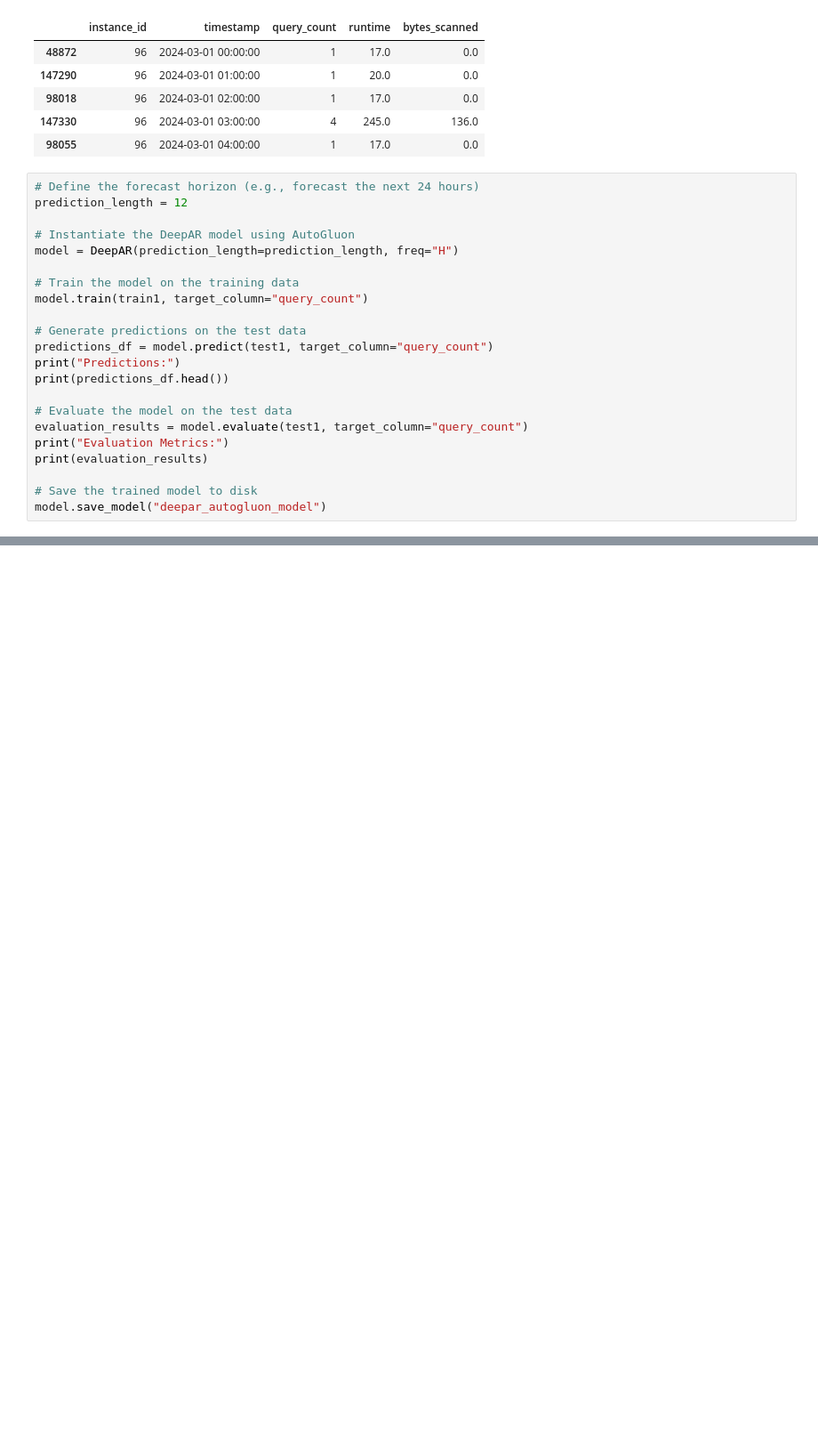
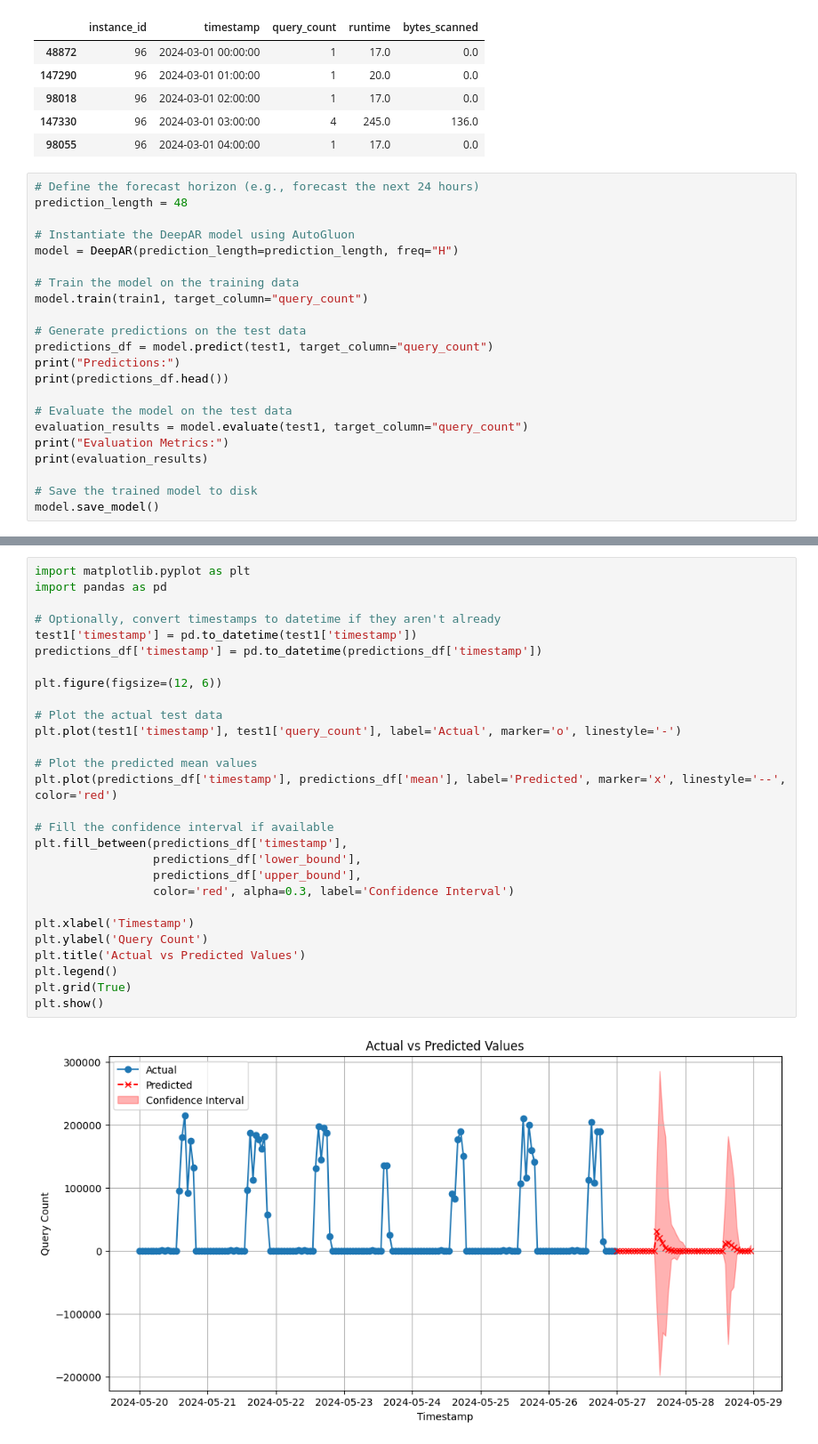
Before and after one commit to sagnik-sudo/Workload-Forecasting-Redset, a Jupyter notebook: workload_forecasting.ipynb, the cells around one changed output, grey strips where cells are left out. Shown at 89% size. Saved outputs shown, nothing was run; the diff lists cells and outputs as text; blank space fills up the shorter version.

Commit message:
DeepAR Model is working

```diff
--- a/workload_forecasting.ipynb
+++ b/workload_forecasting.ipynb
@@ -113,7 +113,7 @@ train1.head()
 | 98055 | 96 | 2024-03-01 04:00:00 | 1 | 17.0 | 0.0 |
 # %%
 # Define the forecast horizon (e.g., forecast the next 24 hours)
-prediction_length = 12
+prediction_length = 48
 
 # Instantiate the DeepAR model using AutoGluon
 model = DeepAR(prediction_length=prediction_length, freq="H")
@@ -132,7 +132,7 @@ print("Evaluation Metrics:")
 print(evaluation_results)
 
 # Save the trained model to disk
-model.save_model("deepar_autogluon_model")
+model.save_model()
 # %% [output]
 Frequency 'H' stored as 'h'
 Beginning AutoGluon training...
@@ -190,0 +170,30 @@ ValueError: cannot include dtype 'M' in a buffer
+# %%
+import matplotlib.pyplot as plt
+import pandas as pd
+
+# Optionally, convert timestamps to datetime if they aren't already
+test1['timestamp'] = pd.to_datetime(test1['timestamp'])
+predictions_df['timestamp'] = pd.to_datetime(predictions_df['timestamp'])
+
+plt.figure(figsize=(12, 6))
+
+# Plot the actual test data
+plt.plot(test1['timestamp'], test1['query_count'], label='Actual', marker='o', linestyle='-')
+
+# Plot the predicted mean values
+plt.plot(predictions_df['timestamp'], predictions_df['mean'], label='Predicted', marker='x', linestyle='--', color='red')
+
+# Fill the confidence interval if available
+plt.fill_between(predictions_df['timestamp'],
+                 predictions_df['lower_bound'],
+                 predictions_df['upper_bound'],
+                 color='red', alpha=0.3, label='Confidence Interval')
+
+plt.xlabel('Timestamp')
+plt.ylabel('Query Count')
+plt.title('Actual vs Predicted Values')
+plt.legend()
+plt.grid(True)
+plt.show()
+# %% [output]
+[figure, added]
```
Also changed, not shown: parts of 2 cells of this notebook, 2 other files.
